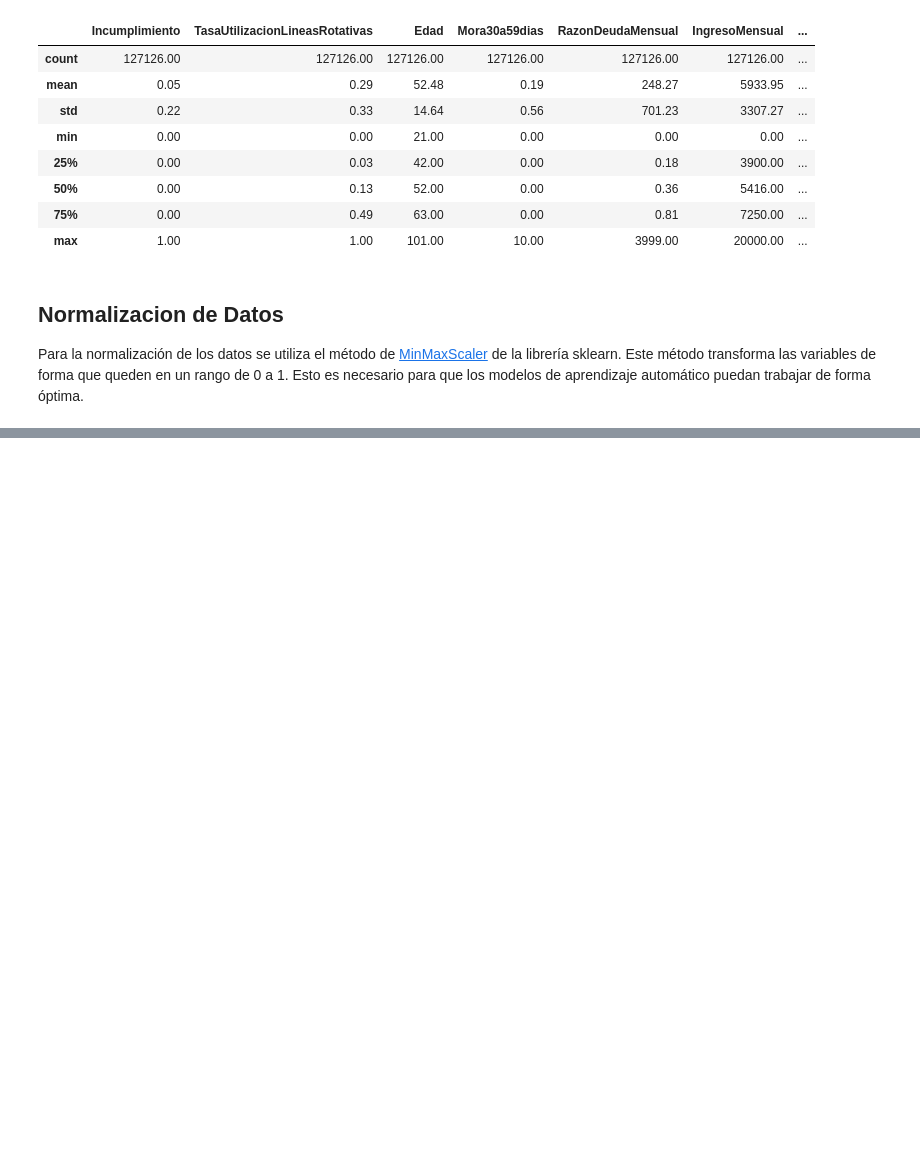
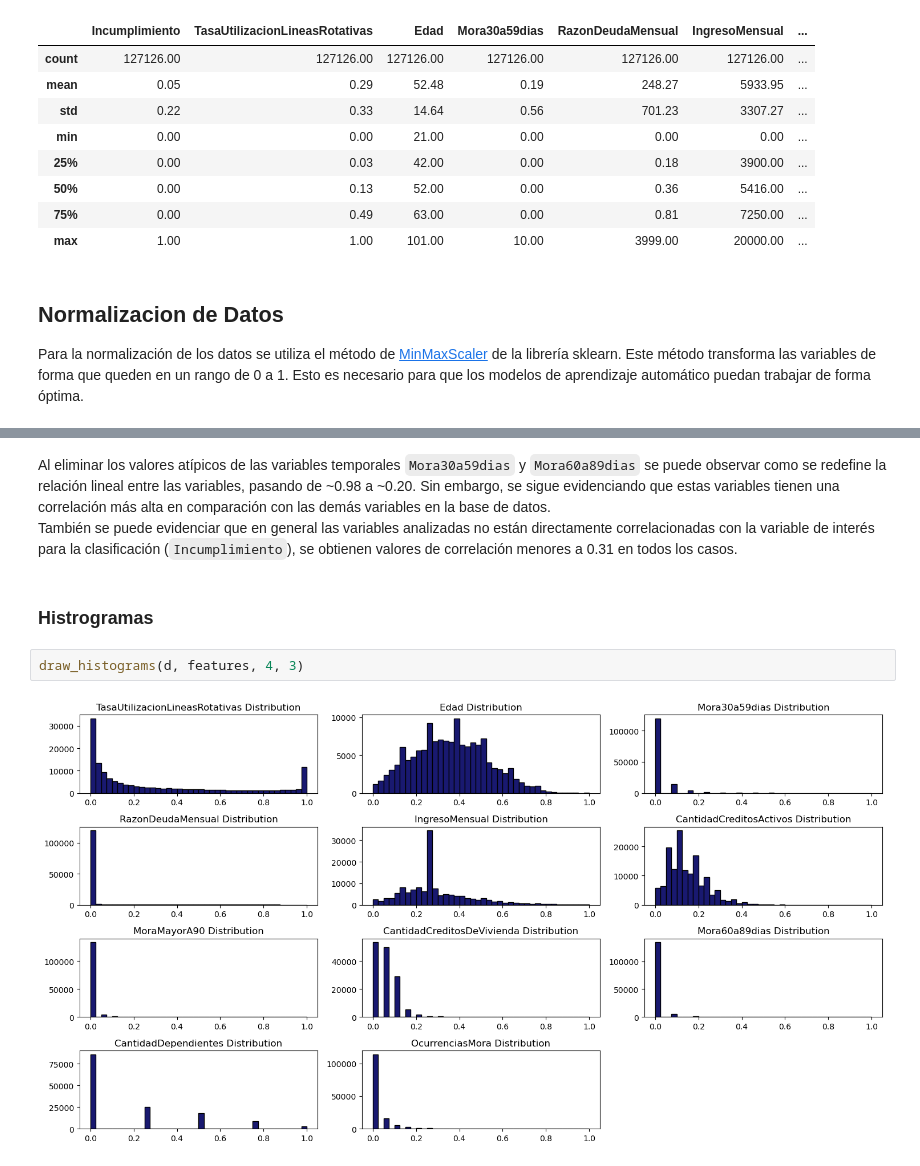
Before and after one commit to 00Fede/givemesomecredit, a Jupyter notebook: Preprocessing.ipynb, the cells around one changed output, grey strips where cells are left out. Drawn from its saved outputs; the diff is of its cells as text; blank space fills up the shorter version.

```diff
--- a/Preprocessing.ipynb
+++ b/Preprocessing.ipynb
@@ -717,0 +700,9 @@ See the caveats in the documentation: https://pandas.pydata.org/pandas-docs/stab
+# %% [markdown]
+Al eliminar los valores atípicos de las variables temporales `Mora30a59dias` y `Mora60a89dias` se puede observar como se redefine la relación lineal entre las variables, pasando de ~0.98 a ~0.20. Sin embargo, se sigue evidenciando que estas variables tienen una correlación más alta en comparación con las demás variables en la base de datos.
+<br> También se puede evidenciar que en general las variables analizadas no están directamente correlacionadas con la variable de interés para la clasificación (`Incumplimiento`), se obtienen valores de correlación menores a 0.31 en todos los casos.
+# %% [markdown]
+### Histrogramas
+# %%
+draw_histograms(d, features, 4, 3)
+# %% [output]
+[figure, added]
```
Also changed, not shown: parts of 23 cells of this notebook, 1 other file.
